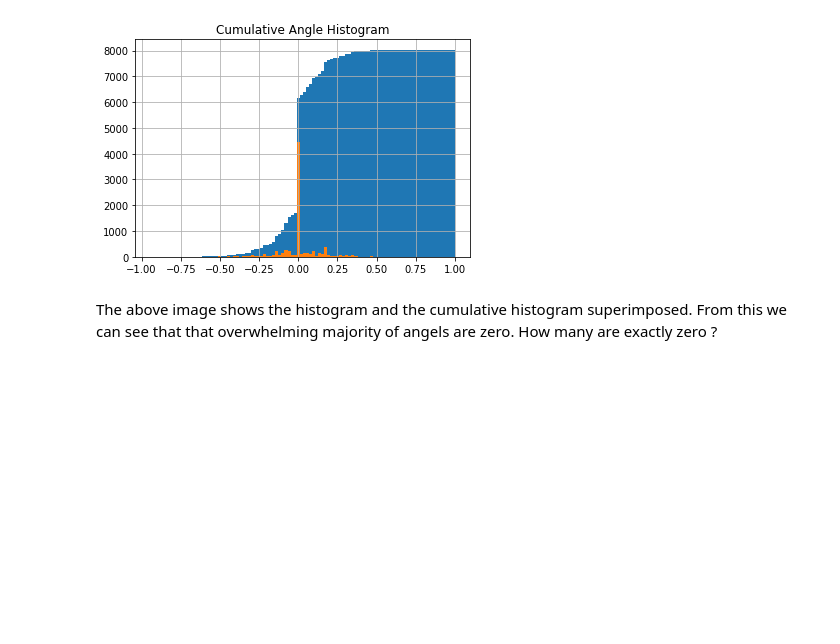
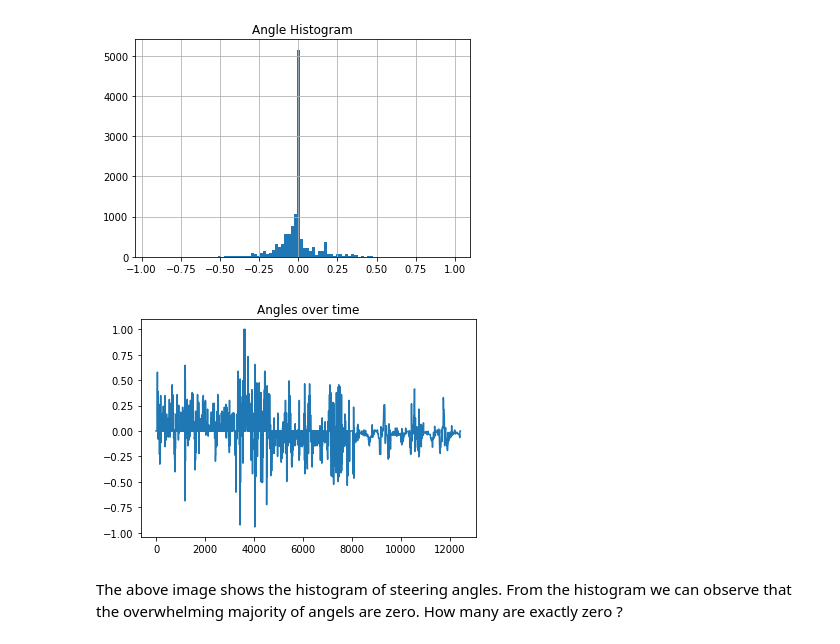
Before and after one commit to kaisternad/CarND-Behavioral-Cloning-P3, a Jupyter notebook: Clone.ipynb, the cells around one changed output. Drawn from its saved outputs; the diff is of its cells as text; code cells hidden in the pictures; blank space fills up the shorter version.

```diff
--- a/Clone.ipynb
+++ b/Clone.ipynb
@@ -1,42 +1,44 @@
 # %%
 %matplotlib inline
 import pandas as pd
 from matplotlib import pyplot as plt
 import matplotlib
 import matplotlib.gridspec as gridspec
 from pylab import rcParams, imshow
 import cv2
 import numpy as np
 import collections
 from sklearn.model_selection import train_test_split
-
+import matplotlib.image as mpimg
 
 origin_image_shape = (160, 320, 3)
 data_dir = "data/"
 
 def read_driving_log(csv_file = data_dir +'driving_log.csv'):
     return pd.read_csv(csv_file)
 
 
 def plot_steering_angles(angles):
-    plt.hist(angles, bins=100, cumulative=True)
-    plt.title("Angle Histogram (histogram and cumulative histogram overlayed)")
+    plt.hist(angles, bins=100)
+    plt.title("Angle Histogram")
     plt.grid(True)
-
-    plt.hist(angles, bins=100)
-    plt.title("Cumulative Angle Histogram")
-    plt.grid(True)
-
-    plt.plot();
+    plt.plot()
+    plt.show();
 
 
 driving_log = read_driving_log()
 
 plot_steering_angles(driving_log["steering"])
+
+
+plt.plot(driving_log["steering"])
+plt.title("Angles over time")
+plt.show();
 # %% [output]
-[figure, old version]
+[figure, new version]
+[figure, added]
 # %% [markdown]
-The above image shows the histogram and the cumulative histogram superimposed. From this we can see that that overwhelming majority of angels are zero. How many are exactly zero ?
+The above image shows the histogram of steering angles. From the histogram we can observe that the overwhelming majority of angels are zero. How many are exactly zero ?
 # %%
 driving_log["steering"].count()
 angles = driving_log["steering"]
```
Also changed, not shown: parts of 5 cells of this notebook, 2 other files.
